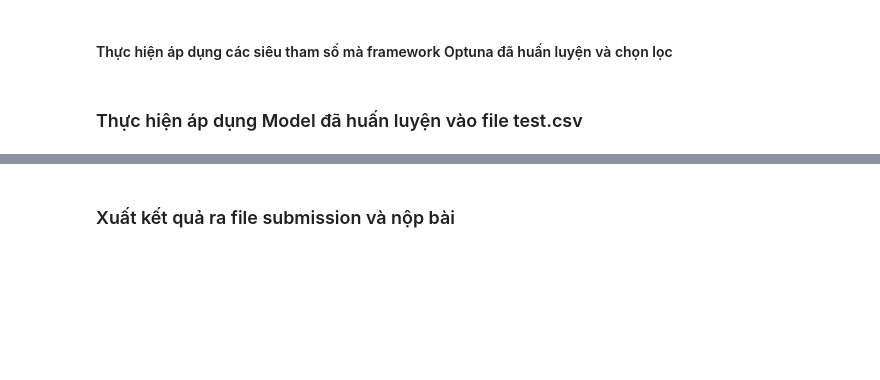
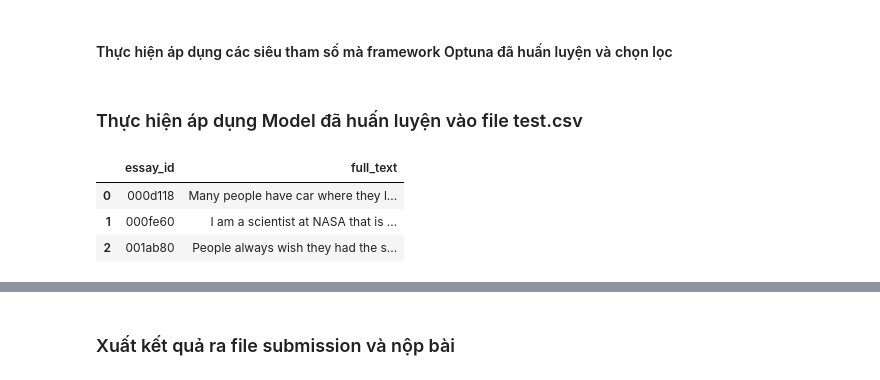
Before and after one commit to Hoangnhan1708/automated-essay-scoring, a Jupyter notebook: notebooks/build_model.ipynb, the cells around one changed output, grey strips where cells are left out. Cells and saved outputs as stored; diff of their text form; code cells hidden in the pictures; blank space fills up the shorter version.

```diff
--- a/notebooks/build_model.ipynb
+++ b/notebooks/build_model.ipynb
@@ -437,4 +611,12 @@ Hay dễ hiểu hơn là Optuna sẽ duyệt qua các tham số được cài đ
 # print(f"Train QWK: {score}")
 # %% [markdown]
 ### Thực hiện áp dụng Model đã huấn luyện vào file test.csv
+# %%
+df_test = pd.read_csv('/kaggle/input/learning-agency-lab-automated-essay-scoring-2/test.csv')
+df_test
+# %% [output]
+|  | essay_id | full_text |
+| 0 | 000d118 | Many people have car where they l... |
+| 1 | 000fe60 | I am a scientist at NASA that is ... |
+| 2 | 001ab80 | People always wish they had the s... |
 # %%
```
Also changed, not shown: parts of 25 cells of this notebook.
